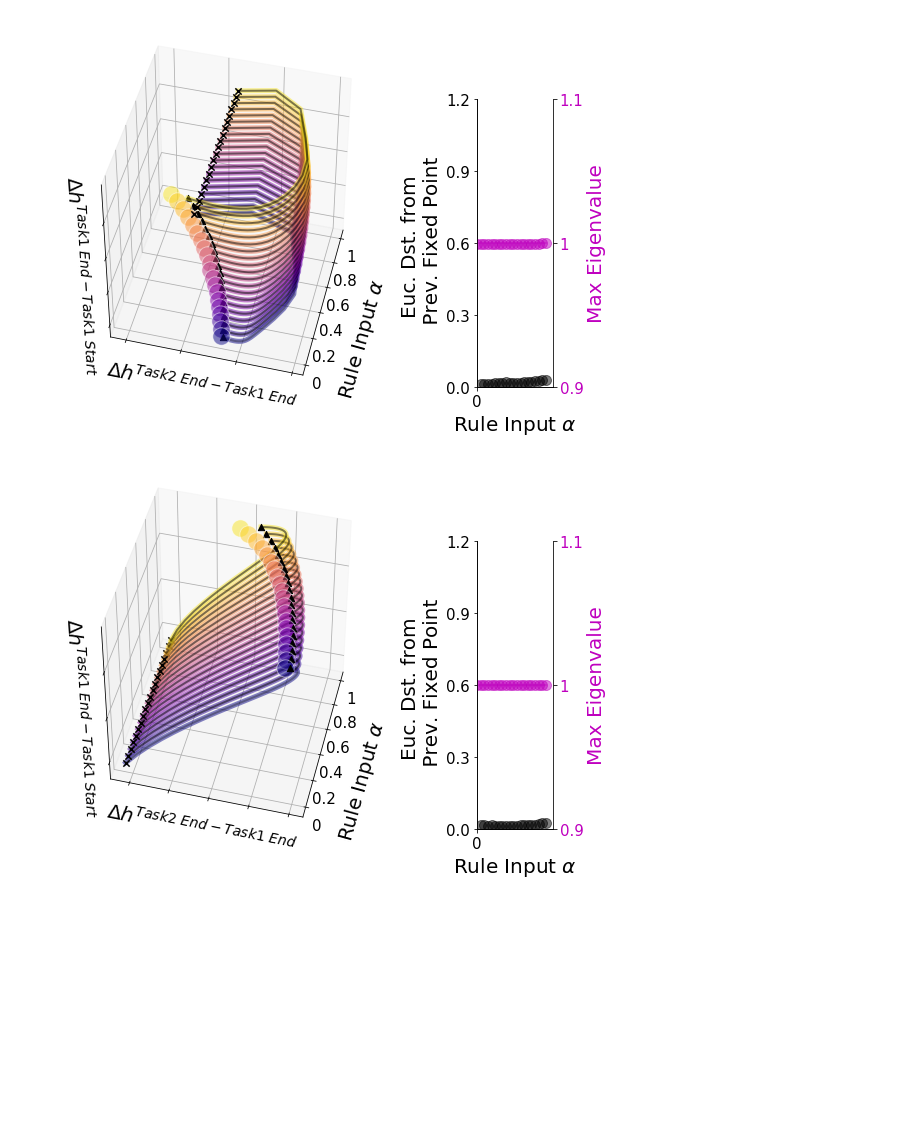
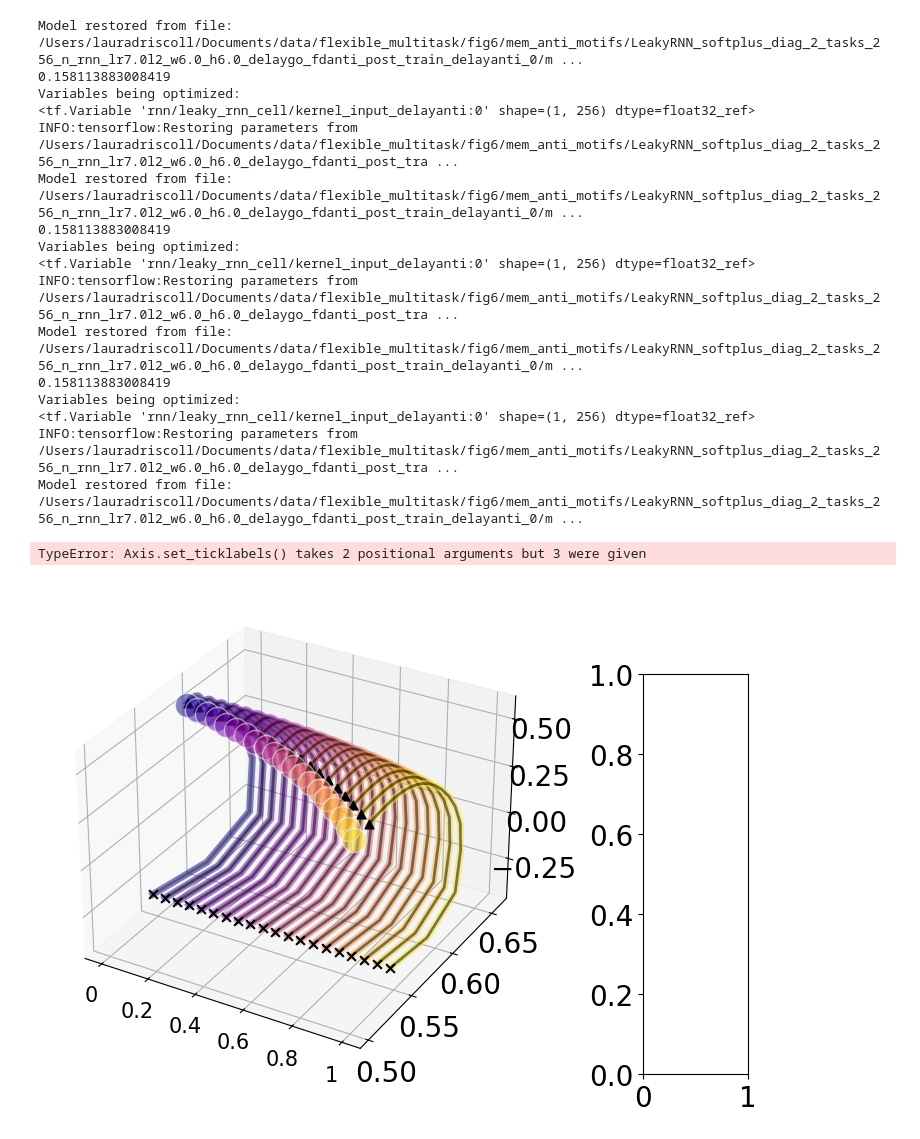
Before and after one commit to lauradriscoll/flexible_multitask, a Jupyter notebook: analysis/fig6/fig6_CDFGHJKLNOPR.ipynb, the cells around one changed output. Cells and saved outputs as stored; diff of their text form; code cells hidden in the pictures; blank space fills up the shorter version.

```diff
--- a/analysis/fig6/fig6_CDFGHJKLNOPR.ipynb
+++ b/analysis/fig6/fig6_CDFGHJKLNOPR.ipynb
@@ -1,35 +1,26 @@
 # %%
-from __future__ import absolute_import
-from __future__ import division
-from __future__ import print_function
-
 import os
 import numpy as np
-import pickle
 import matplotlib.pyplot as plt
 import sys
-import json
-from numpy import linalg as LA
+import tensorflow.compat.v1 as tf
+tf.disable_v2_behavior()
 
-import tensorflow as tf
-
-import getpass
-ui = getpass.getuser()
-if ui == 'laura':
-    p = '/home/laura'
-elif ui == 'lauradriscoll':
-    p = '/Users/lauradriscoll/Documents'
+from pathlib import Path
+import dotenv
+dotenv.load_dotenv()
+p_code = Path(os.environ.get("HOME_DIR"))
+p_data = Path(os.environ.get("DATA_DIR"))
 
 net = 'transfer_learn'
-PATH_YANGNET = os.path.join(p,'code/multitask-nets',net)
+PATH_YANGNET = os.path.join(p_code,net)
+sys.path.insert(0, PATH_YANGNET)
 
 sys.path.insert(0, PATH_YANGNET)
-from task import generate_trials, rule_name, rule_index_map, rules_dict
-from network import Model, get_perf, FixedPoint_Model
+from task import rule_name, rules_dict
+from network import Model
 import tools
-from analysis import clustering, standard_analysis, variance
-import numpy.random as npr
-from tools_lnd import var_ex_X_task, get_model_params, gen_trial_set,gen_trials_from_model_dir,remove_spines
+from tools_lnd import var_ex_X_task, get_model_params, gen_trial_set,gen_trials_from_model_dir
 from tools_lnd import make_FP_axs,interp_h_tasks_w_context, get_filename, interp3d
 from tools_lnd import gen_D_fp_qr, take_names
 from sklearn.decomposition import PCA
@@ -36,4 +31,8 @@ from sklearn.decomposition import PCA
 # %%
-figpath = os.path.join(p,'code','overleaf','multitask-nets','online_figs','fig6','fig6_CDFGHJKLNOPR')
+# ##################################################################
+# #fig save path
+# ##################################################################
+fig_name = 'fig6'
+figpath = os.path.join(p_code,'figs',fig_name,fig_name+'_DE')
 if not os.path.exists(figpath):
     os.makedirs(figpath)
@@ -66,7 +68,8 @@ n_tasks = str(len(task_set))
 
 net_name = 'lr'+"{:.1f}".format(-lr)+'l2_w'+"{:.1f}".format(-l2w)+'_h'+"{:.1f}".format(-l2h)+'_'+rule_trains_str
 seed = '0'
-m = os.path.join(p,data_folder,rnn_type,activation,w_init,ruleset,n_tasks+'_tasks',n_rnn+'_n_rnn',net_name,'post_train_'+post_train,seed)
+file = '_'.join([rnn_type,activation,w_init,n_tasks+'_tasks',n_rnn+'_n_rnn',net_name,'post_train_'+post_train,seed])
+m = os.path.join(p_data,fig_name,ruleset,file)
 
 rule_set = [2,5]
 epoch_set = ['delay1','delay1']
@@ -202,2 +246,18 @@ Model restored from file: /Users/lauradriscoll/Documents/data_share/rnn/multitas
+Model restored from file: /Users/lauradriscoll/Documents/data/flexible_multitask/fig6/mem_anti_motifs/LeakyRNN_softplus_diag_2_tasks_256_n_rnn_lr7.0l2_w6.0_h6.0_delaygo_fdanti_post_train_delayanti_0/m ...
+0.158113883008419
+Variables being optimized:
+<tf.Variable 'rnn/leaky_rnn_cell/kernel_input_delayanti:0' shape=(1, 256) dtype=float32_ref>
+INFO:tensorflow:Restoring parameters from /Users/lauradriscoll/Documents/data/flexible_multitask/fig6/mem_anti_motifs/LeakyRNN_softplus_diag_2_tasks_256_n_rnn_lr7.0l2_w6.0_h6.0_delaygo_fdanti_post_tra ...
+Model restored from file: /Users/lauradriscoll/Documents/data/flexible_multitask/fig6/mem_anti_motifs/LeakyRNN_softplus_diag_2_tasks_256_n_rnn_lr7.0l2_w6.0_h6.0_delaygo_fdanti_post_train_delayanti_0/m ...
+0.158113883008419
+Variables being optimized:
+<tf.Variable 'rnn/leaky_rnn_cell/kernel_input_delayanti:0' shape=(1, 256) dtype=float32_ref>
+INFO:tensorflow:Restoring parameters from /Users/lauradriscoll/Documents/data/flexible_multitask/fig6/mem_anti_motifs/LeakyRNN_softplus_diag_2_tasks_256_n_rnn_lr7.0l2_w6.0_h6.0_delaygo_fdanti_post_tra ...
+Model restored from file: /Users/lauradriscoll/Documents/data/flexible_multitask/fig6/mem_anti_motifs/LeakyRNN_softplus_diag_2_tasks_256_n_rnn_lr7.0l2_w6.0_h6.0_delaygo_fdanti_post_train_delayanti_0/m ...
+0.158113883008419
+Variables being optimized:
+<tf.Variable 'rnn/leaky_rnn_cell/kernel_input_delayanti:0' shape=(1, 256) dtype=float32_ref>
+INFO:tensorflow:Restoring parameters from /Users/lauradriscoll/Documents/data/flexible_multitask/fig6/mem_anti_motifs/LeakyRNN_softplus_diag_2_tasks_256_n_rnn_lr7.0l2_w6.0_h6.0_delaygo_fdanti_post_tra ...
+Model restored from file: /Users/lauradriscoll/Documents/data/flexible_multitask/fig6/mem_anti_motifs/LeakyRNN_softplus_diag_2_tasks_256_n_rnn_lr7.0l2_w6.0_h6.0_delaygo_fdanti_post_train_delayanti_0/m ...
+TypeError: Axis.set_ticklabels() takes 2 positional arguments but 3 were given
-[figure, old version]
+[figure, new version]
-[figure, removed]
```
Also changed, not shown: parts of 6 cells of this notebook, 45 other files.
